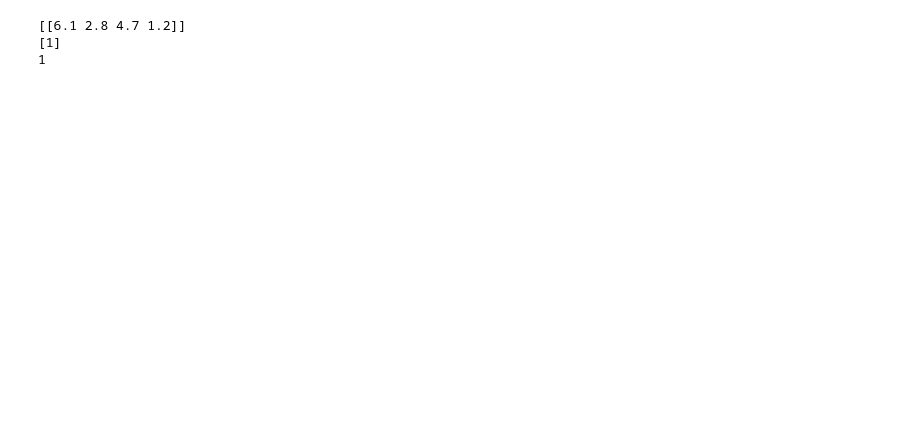
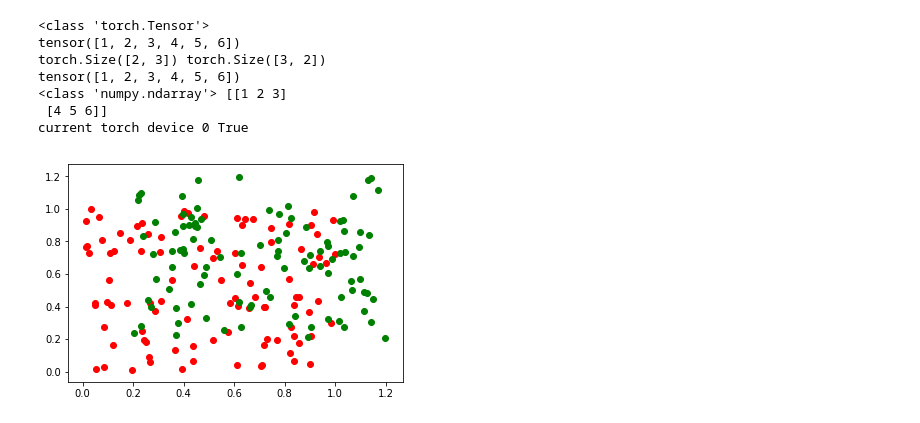
Before and after one commit to dougc333/cs230_project, a Jupyter notebook: pytorch_simple.ipynb, the cells around one changed output. Drawn from its saved outputs; the diff is of its cells as text; code cells hidden in the pictures; blank space fills up the shorter version.

```diff
--- a/pytorch_simple.ipynb
+++ b/pytorch_simple.ipynb
@@ -44,11 +1,47 @@ clf = LogisticRegression(random_state=42, solver='lbfgs',multi_class='multinomia
-# %%
-print(x_test[0].reshape(-1,1).T)
-
-whoami = clf.predict(x_test[0].reshape(-1,1).T)
-print(whoami) #this is a Iris-versicolor.
-print(y_test[0])
-#looks correct
-# %% [output]
-[[6.1 2.8 4.7 1.2]]
-[1]
-1
+# %%
+# pytorch tensors
+import torch
+import numpy as np
+import matplotlib.pyplot as plt
+from torch.autograd import Variable
+
+%matplotlib inline
+#torch.tensor copies numpy array into CPU memory
+a = torch.tensor(np.array([[1, 2, 3], [4, 5, 6]]))
+print(type(a))
+print(a.view(-1))
+b=torch.tensor(np.array([[1,2],[3,4],[5,6]]))
+print(a.size(),b.size())
+print(b.view(-1)) #view flattens
+#.numpy() to get back numpy
+print(type(a.numpy()),a.numpy())
+#
+print("current torch device",torch.cuda.current_device(),torch.cuda.is_available())
+c = torch.cuda.FloatTensor(1000, 1000).fill_(0)
+#images numpy is HxWxChannels, torch is channelsxHxW use transform.ToTensor
+#
+X1a = torch.rand((100,1))
+X1b = torch.rand((100,1))
+X2a = torch.rand(100,1)+.2
+X2b = torch.rand(100,1)+.2
+
+Y1 = torch.zeros([1,100],dtype=torch.int32)
+Y2 = torch.ones([1,100],dtype=torch.int32)
+
+X = torch.cat([X1a,X1b],dim=1)
+Y = torch.cat([X2a,X2b],dim=1)
+#print (X.size(),X.numpy())
+#print (Y.size(),type(Y.numpy()))
+plt.scatter(X[:,0],X[:,1],color='red')
+plt.scatter(Y[:,0],Y[:,1],color='green')
+
+plt.show()
+# %% [output]
+<class 'torch.Tensor'>
+tensor([1, 2, 3, 4, 5, 6])
+torch.Size([2, 3]) torch.Size([3, 2])
+tensor([1, 2, 3, 4, 5, 6])
+<class 'numpy.ndarray'> [[1 2 3]
+ [4 5 6]]
+current torch device 0 True
+[figure, added]
```
Also changed, not shown: parts of 9 cells of this notebook, 6 other files.
